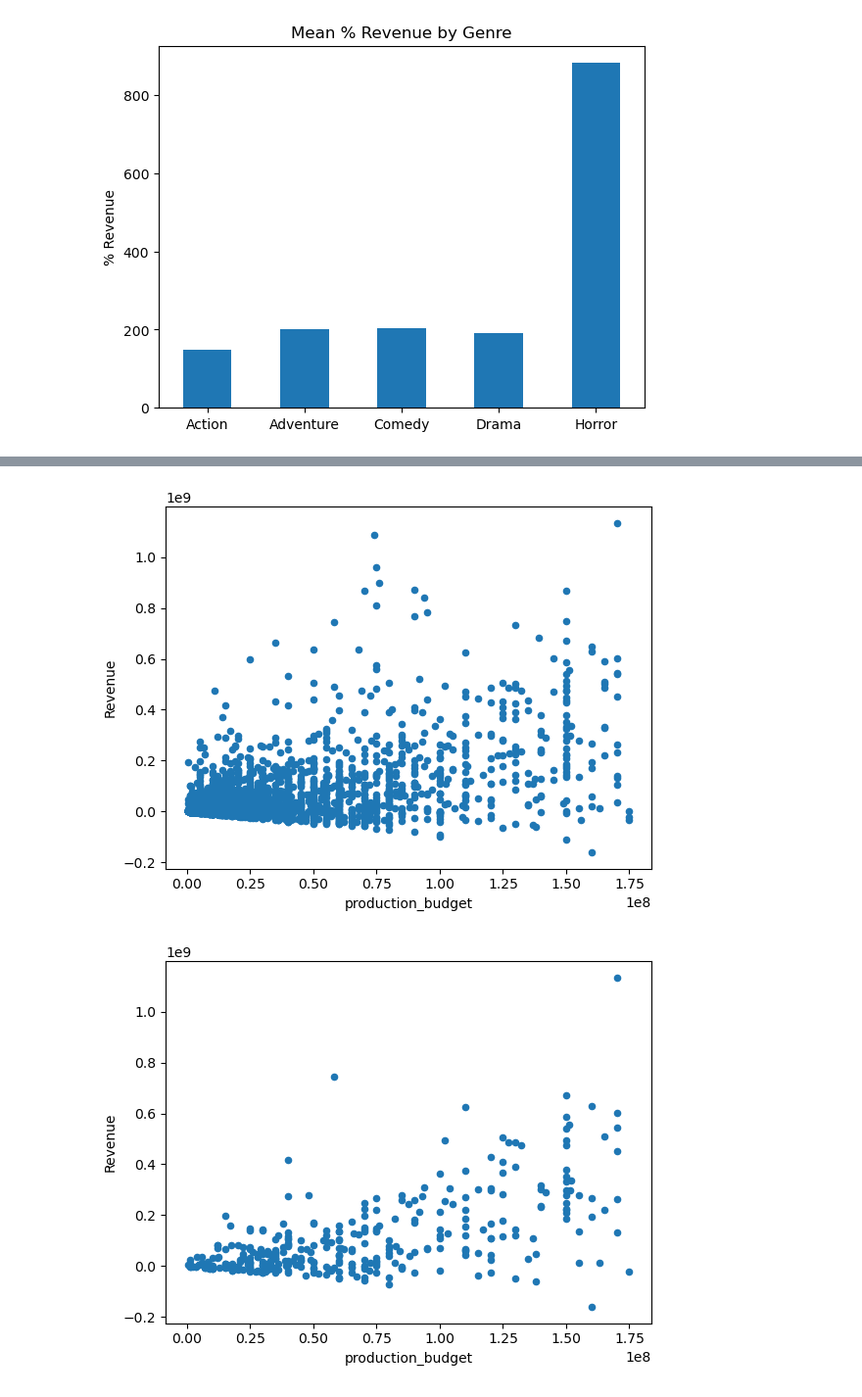
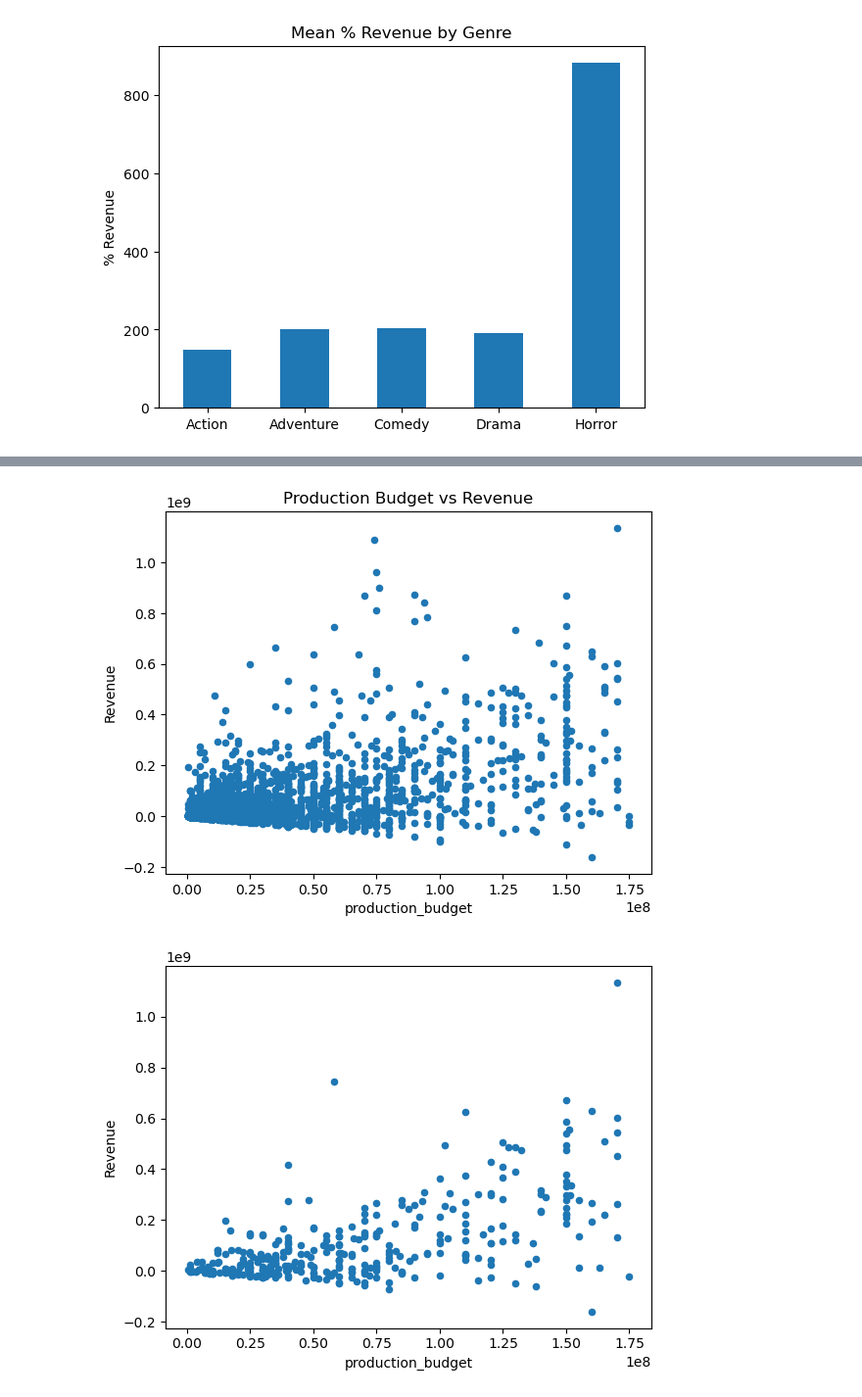
Before and after one commit to JESSIMOPIN/project-1-bootcamp, a Jupyter notebook: main_movies.ipynb, the cells around one changed output, grey strips where cells are left out. Shown at 98% size. Drawn from its saved outputs; the diff is of its cells as text; code cells hidden in the pictures.

Commit message:
Update of the prints and figures

```diff
--- a/main_movies.ipynb
+++ b/main_movies.ipynb
@@ -461,9 +462,12 @@ years_movies_df[years_movies_df['%_Revenue']==years_movies_df['%_Revenue'].max()
 # %%
 #Check for correlation between Production Budget and Revenue
 years_movies_df.plot.scatter(x='production_budget', y='Revenue')
+plt.title('Production Budget vs Revenue')
+plt.savefig(f'./figures/prod_budget_vs_revenue_{lowery}_to_{uppery}.png')
+
 plt.show()
 # %% [output]
-[figure, old version]
+[figure, new version]
 # %%
 #Check for correlation in each genre
 years_movies_df.groupby('genre').plot.scatter(x='production_budget',y='Revenue')
```
Also changed, not shown: parts of 8 cells of this notebook, 2 other files.
